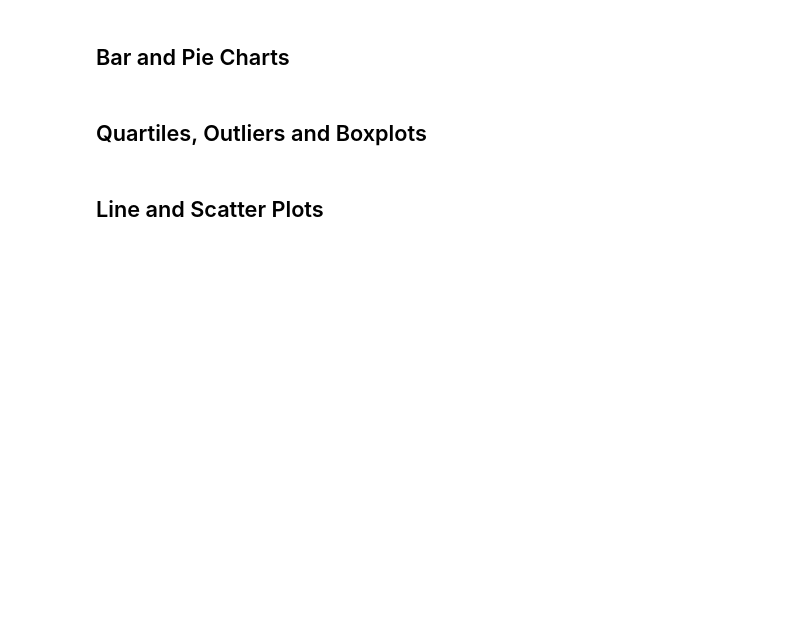
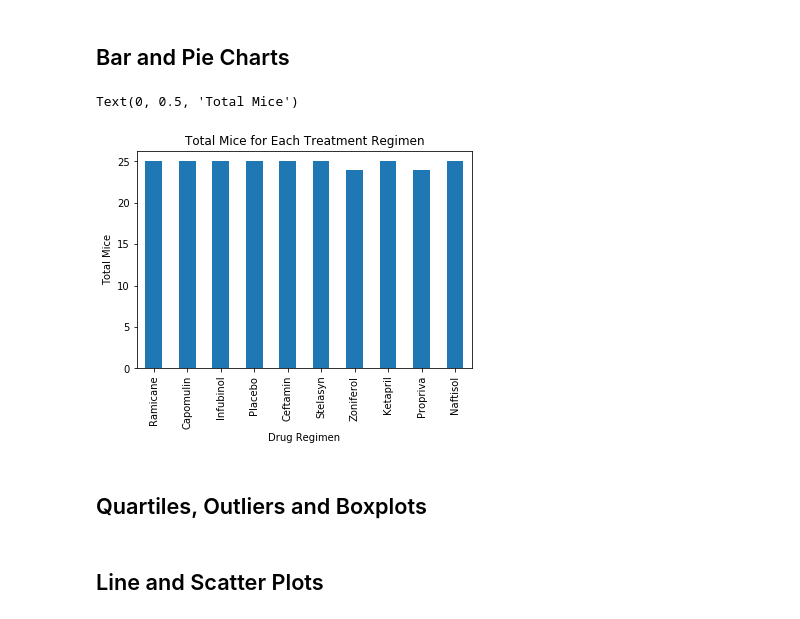
Before and after one commit to msckat11/matplotlib-challenge, a Jupyter notebook: pymaceuticals_starter.ipynb, the cells around one changed output. Saved outputs shown, nothing was run; the diff lists cells and outputs as text; code cells hidden in the pictures; blank space fills up the shorter version.

Commit message:
done through first bar chart

```diff
--- a/pymaceuticals_starter.ipynb
+++ b/pymaceuticals_starter.ipynb
@@ -175,3 +182,25 @@ drug_group_std
+# %%
+# Generate a bar plot showing the total number of mice for each treatment throughout the course of the study using pandas.
+
+mouse_total = clean_index[["Drug Regimen", "Mouse ID"]]
+drug_list = clean_index["Drug Regimen"].unique()
+
+mice_drugs = mouse_total.groupby("Drug Regimen")
+total_mice = mice_drugs["Mouse ID"].unique()
+# total_mice
+
+mouse_count = [len(total_mice[0]), len(total_mice[1]), len(total_mice[2]), len(total_mice[3]), len(total_mice[4]), len(total_mice[5]), len(total_mice[6]), len(total_mice[7]), len(total_mice[8]), len(total_mice[9])]
+
+mouse_count_total = list(zip(drug_list, mouse_count))
+m_count_tot = pd.DataFrame(mouse_count_total)
+m_count_tot.columns = ["Drug Regimen", "Total Mice"]
+m_count_final = m_count_tot.set_index("Drug Regimen")
+# %%
+pandas_plot = m_count_final.plot(kind="bar", title="Total Mice for Each Treatment Regimen", legend=False)
+pandas_plot.set_ylabel("Total Mice")
+# %% [output]
+Text(0, 0.5, 'Total Mice')
+[figure, added]
 # %%
 # Generate a bar plot showing the total number of mice for each treatment throughout the course of the study using pyplot.
 # %%
```
Also changed, not shown: parts of 4 cells of this notebook.
